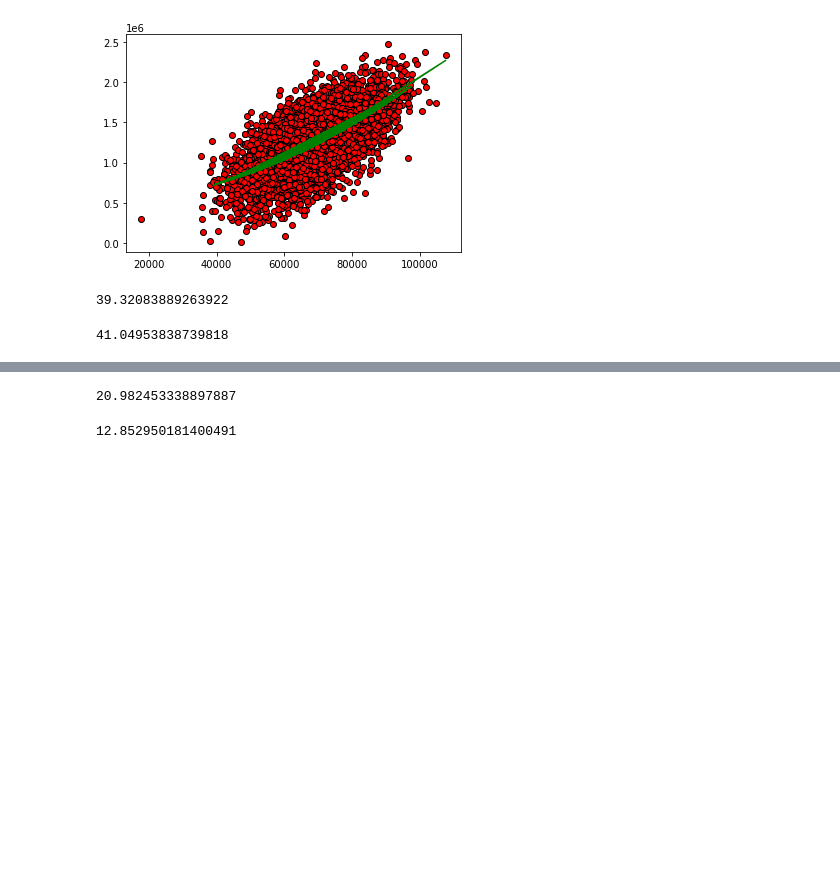
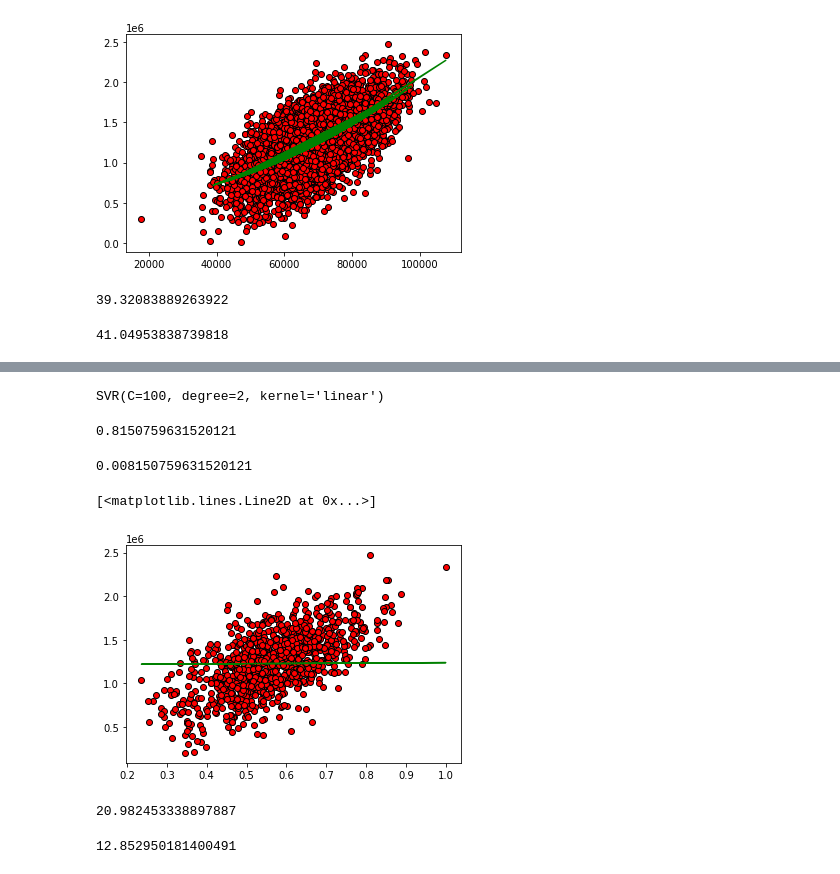
Before and after one commit to Jaraiz91/Javier_Araiz_TheBridge, a Jupyter notebook: week9_ML_svm_poly_norm/day3_cicd_encoding_metrics_knn_svm_nlr/svm/exercises/2.houses_svr_svm.ipynb, the cells around one changed output, grey strips where cells are left out. Saved outputs shown, nothing was run; the diff lists cells and outputs as text; code cells hidden in the pictures; blank space fills up the shorter version.

```diff
--- a/week9_ML_svm_poly_norm/day3_cicd_encoding_metrics_knn_svm_nlr/svm/exercises/2.houses_svr_svm.ipynb
+++ b/week9_ML_svm_poly_norm/day3_cicd_encoding_metrics_knn_svm_nlr/svm/exercises/2.houses_svr_svm.ipynb
@@ -98,0 +104,5 @@ model.score(x_train,y_train) * 100
+# %%
+scaler = MinMaxScaler()
+scaler.fit(x)
+x_normalized = scaler.fit_transform(x)
+x_normalized
@@ -99,3 +117,26 @@ model.score(x_train,y_train) * 100
+# %%
+x_train, x_test, y_train, y_test = train_test_split(x_normalized, y, test_size=0.2, random_state= 42)
+# %%
+svr_model = SVR(kernel='linear', degree=2, C= 100)
+svr_model.fit(x_train, y_train)
+# %% [output]
+SVR(C=100, degree=2, kernel='linear')
+# %%
+svr_model.score(x_test, y_test) * 100
+# %% [output]
+0.8150759631520121
+# %%
+predict = svr_model.predict(x_test)
+# %%
+metrics.r2_score(y_test, predict)
+# %% [output]
+0.008150759631520121
+# %%
+plt.scatter(x_test,y_test, color= 'red', edgecolors='black')
+plt.plot(x_test, predict, color= 'green')
+# %% [output]
+[<matplotlib.lines.Line2D at 0x...>]
+[figure, added]
 # %%
 x1 = np.array(df['Avg. Area House Age'])
 x1 = x1.reshape(-1,1)
```
Also changed, not shown: parts of 5 cells of this notebook, 27 other files.
